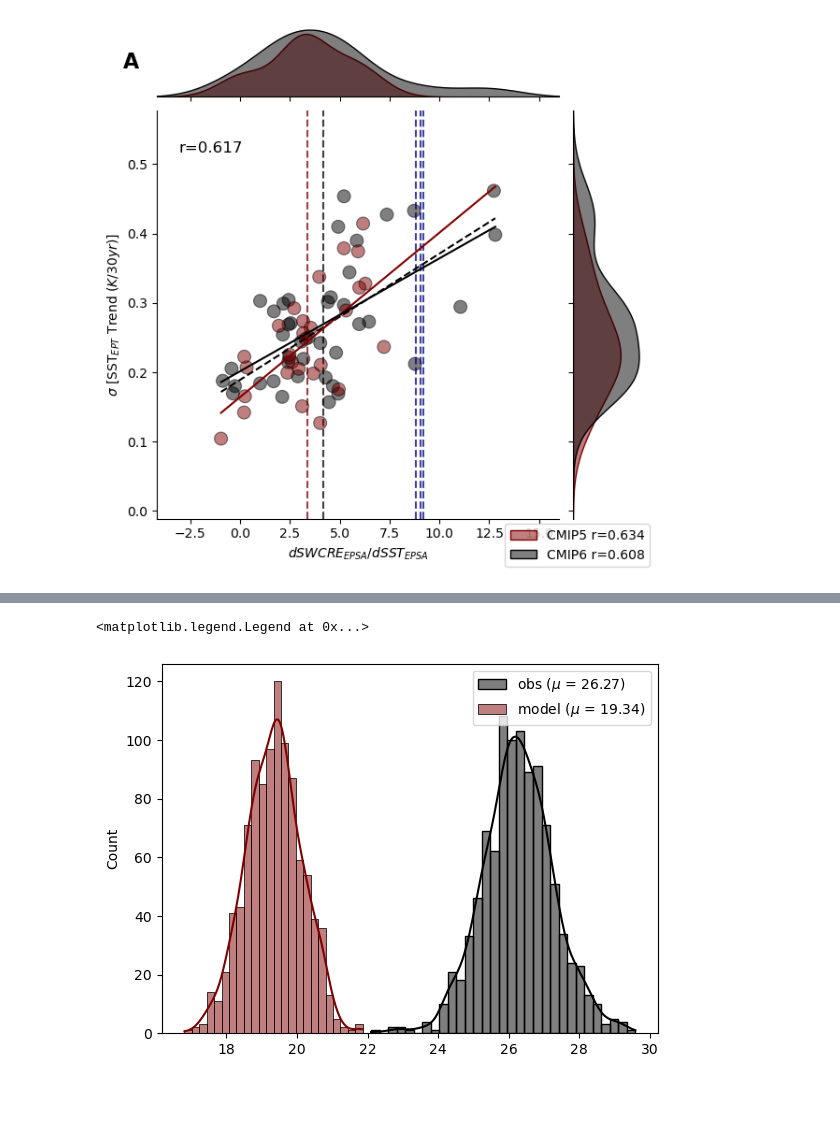
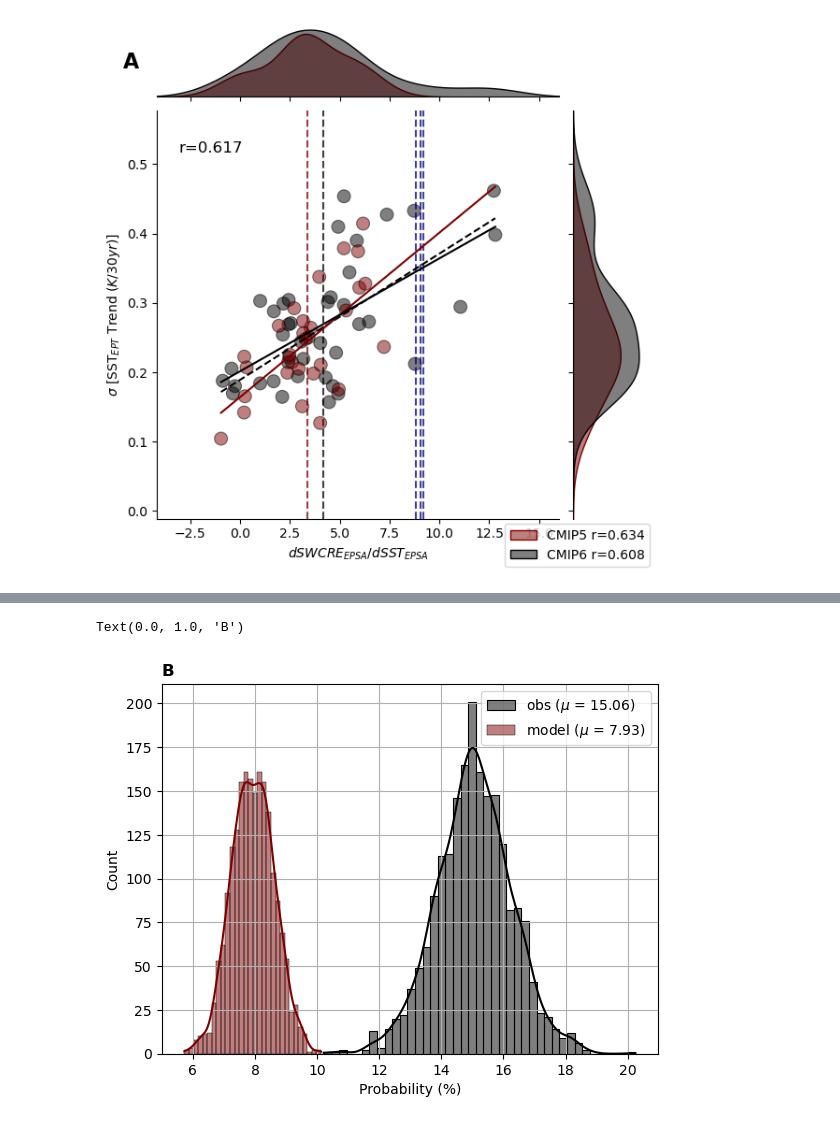
Before and after one commit to zacespinosa/tropical_pacific_clouds, a Jupyter notebook: bootstrap_variance.ipynb, the cells around one changed output, grey strips where cells are left out. Drawn from its saved outputs; the diff is of its cells as text; code cells hidden in the pictures; blank space fills up the shorter version.

```diff
--- a/bootstrap_variance.ipynb
+++ b/bootstrap_variance.ipynb
@@ -92,10 +93,13 @@ create_scatter_hists(swcf_cmip6.values, sst_ept_cmip6.std("time").values, swcf_c
 [figure]
 # %%
 import scipy.stats as stats
+import random
 
 mean = 0
-threshold = np.mean([-.228, -.22])  # Replace t with your desired threshold
+# threshold = np.mean([-.228, -.22])  # Replace t with your desired threshold
+threshold = np.mean([-.35, -.38])  # Replace t with your desired threshold
 obs_swcf = [9.033, 8.813, 9.20]
+# obs_swcf = [10.5, 11.0]
 sample_size = 40
 
 swcf = xr.concat([swcf_cmip6, swcf_cmip5], dim="model")
@@ -103,8 +107,7 @@ sst_ept = xr.concat([sst_ept_cmip6, sst_ept_cmip5], dim="model")
 
 
 # Bootstrap
-import random
-niters = 1000
+niters = 2000
 p_obs, p_model, p_diff = [], [], []
 for iter in range(niters):
     all_numbers = list(range(0, len(swcf.model.values)))
@@ -115,14 +118,19 @@ for iter in range(niters):
     swcf_sub = swcf.isel(model=random_models)
     sst_ept_sub = sst_ept.isel(model=random_models)
     reg = linregress(swcf_sub.values, sst_ept_sub.std("time").values)
-
+    # print(reg)
+    # print(sst_ept_sub.var("time").values)
+    # import pdb; pdb.set_trace()
     estimated_obs_variance = reg.slope*np.mean(obs_swcf) + reg.intercept
-    obs_normal_dist = stats.norm(mean, estimated_obs_variance)
+    obs_normal_dist = stats.norm(loc=mean, scale=estimated_obs_variance)
+    # print(obs_normal_dist.cdf(threshold))
     p_obs.append(obs_normal_dist.cdf(threshold))
 
     multimodel_mean_variance = sst_ept_sub.std("time").mean("model")
+    # print(estimated_obs_variance, multimodel_mean_variance)
     # Create a normal distribution with the specified mean and variance
-    model_normal_dist = stats.norm(mean, multimodel_mean_variance)
+    model_normal_dist = stats.norm(loc=mean, scale=multimodel_mean_variance)
+    # print(model_normal_dist.cdf(threshold))
     p_model.append(model_normal_dist.cdf(threshold))
 
     p_diff.append(obs_normal_dist.cdf(threshold) - model_normal_dist.cdf(threshold))
@@ -133,15 +179,17 @@ p_diff = np.array(p_diff)*100
 # %%
-import seaborn as sns
 
-obs_mu = np.around(np.mean(p_obs), 2)
-model_mu = np.around(np.mean(p_model), 2)
-diff_mu = np.around(np.mean(p_diff), 2)
-sns.histplot(p_obs, label=f"obs ($\mu$ = {obs_mu})", kde=True)
-sns.histplot(p_model, label=f"model ($\mu$ = {model_mu})", kde=True)
+obs_mu = np.around(np.nanmean(p_obs), 2)
+model_mu = np.around(np.nanmean(p_model), 2)
+diff_mu = np.around(np.nanmean(p_diff), 2)
+sns.histplot(p_obs, label=f"obs ($\mu$ = {obs_mu})", kde=True) #stat='density')
+sns.histplot(p_model, label=f"model ($\mu$ = {model_mu})", kde=True) #, stat='density')
 plt.legend()
+plt.grid()
+plt.xlabel("Probability (%)")
+plt.title("B", fontweight="bold", loc="left")
 # %% [output]
-<matplotlib.legend.Legend at 0x...>
+Text(0.0, 1.0, 'B')
-[figure, old version]
+[figure, new version]
 # %%
 sns.histplot(p_diff, label=f"model ($\mu$ = {diff_mu})", kde=True, color='#7570b3')
 plt.xlim(0, 15)
```
Also changed, not shown: parts of 6 cells of this notebook, 2 other files.
